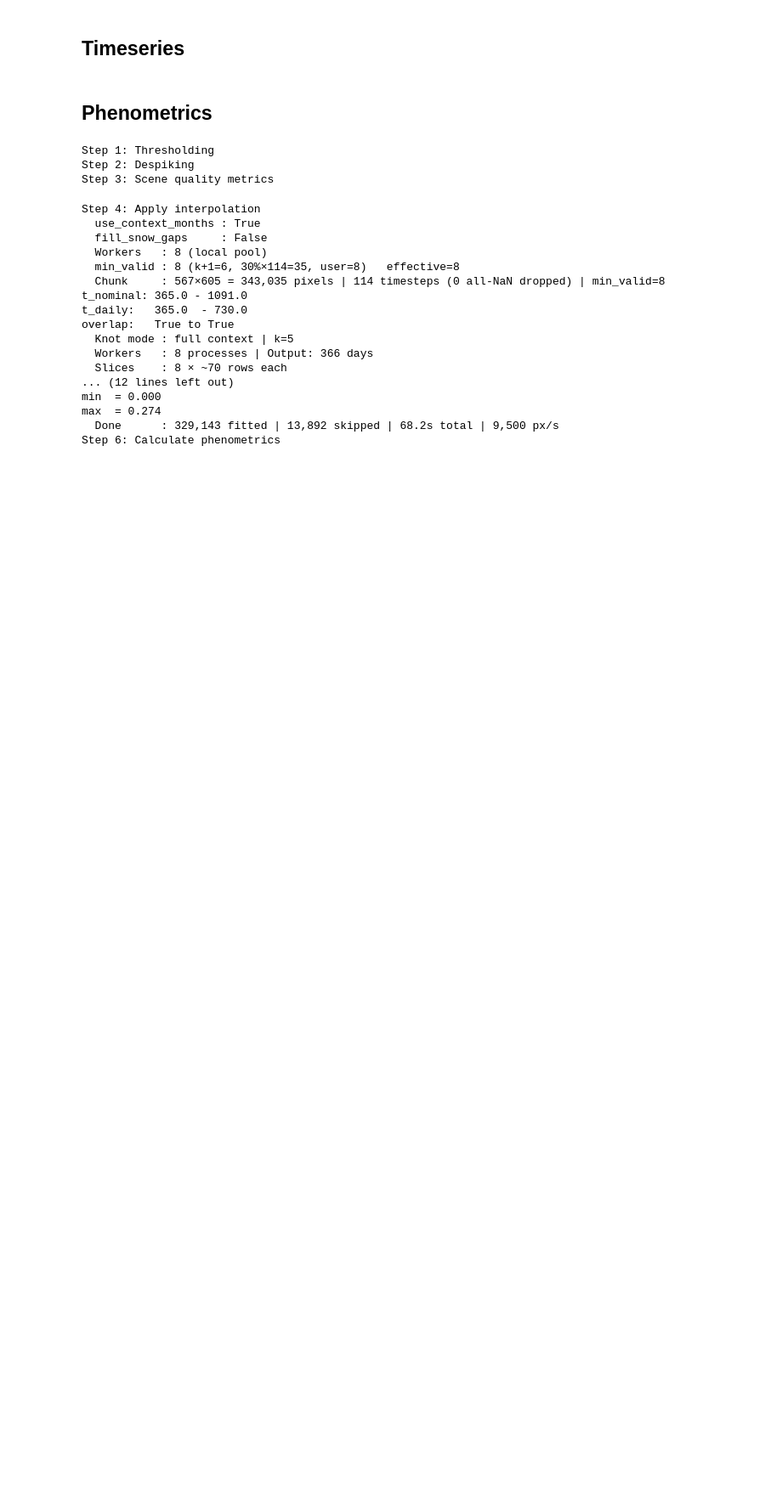
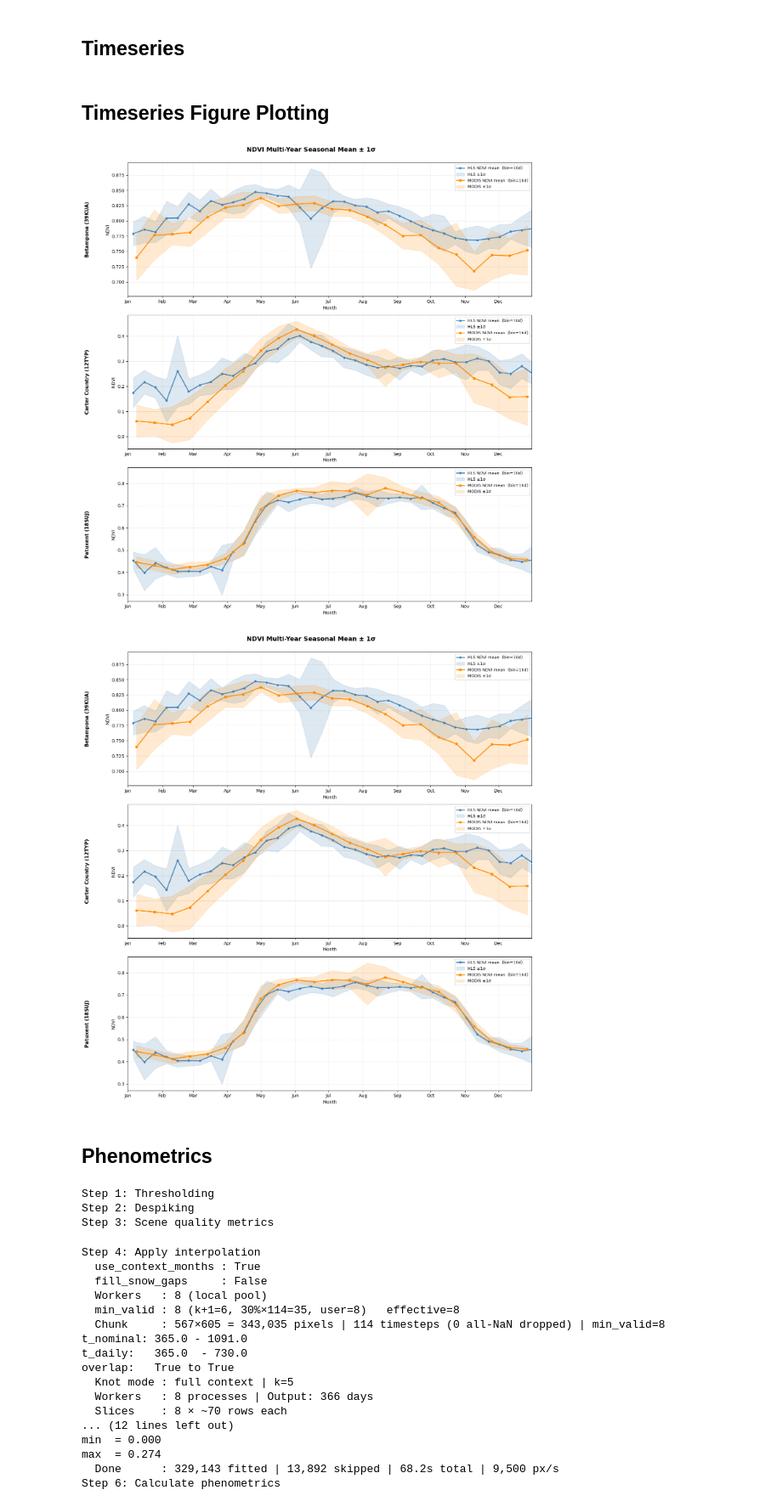
Before and after one commit to Tomitrle/hls-bdec-scripts, a Jupyter notebook: HLS_MODIS_comparison.ipynb, the cells around one changed output. Shown at 85% size. Drawn from its saved outputs; the diff is of its cells as text; code cells hidden in the pictures; blank space fills up the shorter version.

Commit message:
updated metric names; added timeseries figure code

```diff
--- a/HLS_MODIS_comparison.ipynb
+++ b/HLS_MODIS_comparison.ipynb
@@ -144,6 +386,27 @@ Timeseries CSV: hls_modis_comparisons/18SUJ/HLS_18SUJ_NDVI_timeseries_stats-patu
 plot_vi_timeseries(hls, modis, veg_index, output_dir, tile_id=tile_id, vi_min=None)
 # %%
 plot_vi_seasonal_mean(hls, modis, veg_index, output_dir, tile_id=tile_id, vi_min=None)
+# %% [markdown]
+## Timeseries Figure Plotting
+# %%
+veg_index = "ndvi"
+stat = "mean"
+dfs = [
+    (hls3, modis3),
+    (hls2, modis2),
+    (hls, modis),
+]
+sites = [
+    "Betampona (39KUA)",
+    "Carter Country (12TYP)",
+    "Patuxent (18SUJ)",
+]
+
+plot_vi_seasonal_mean_fig(veg_index, stat, dfs, sites)
+plot_vi_seasonal_mean_fig(veg_index, stat, dfs, sites)
+# %% [output]
+[figure, added]
+[figure, added]
 # %% [markdown]
 ## Phenometrics
 # %%
```
Also changed, not shown: parts of 4 cells of this notebook, 2 other files.
